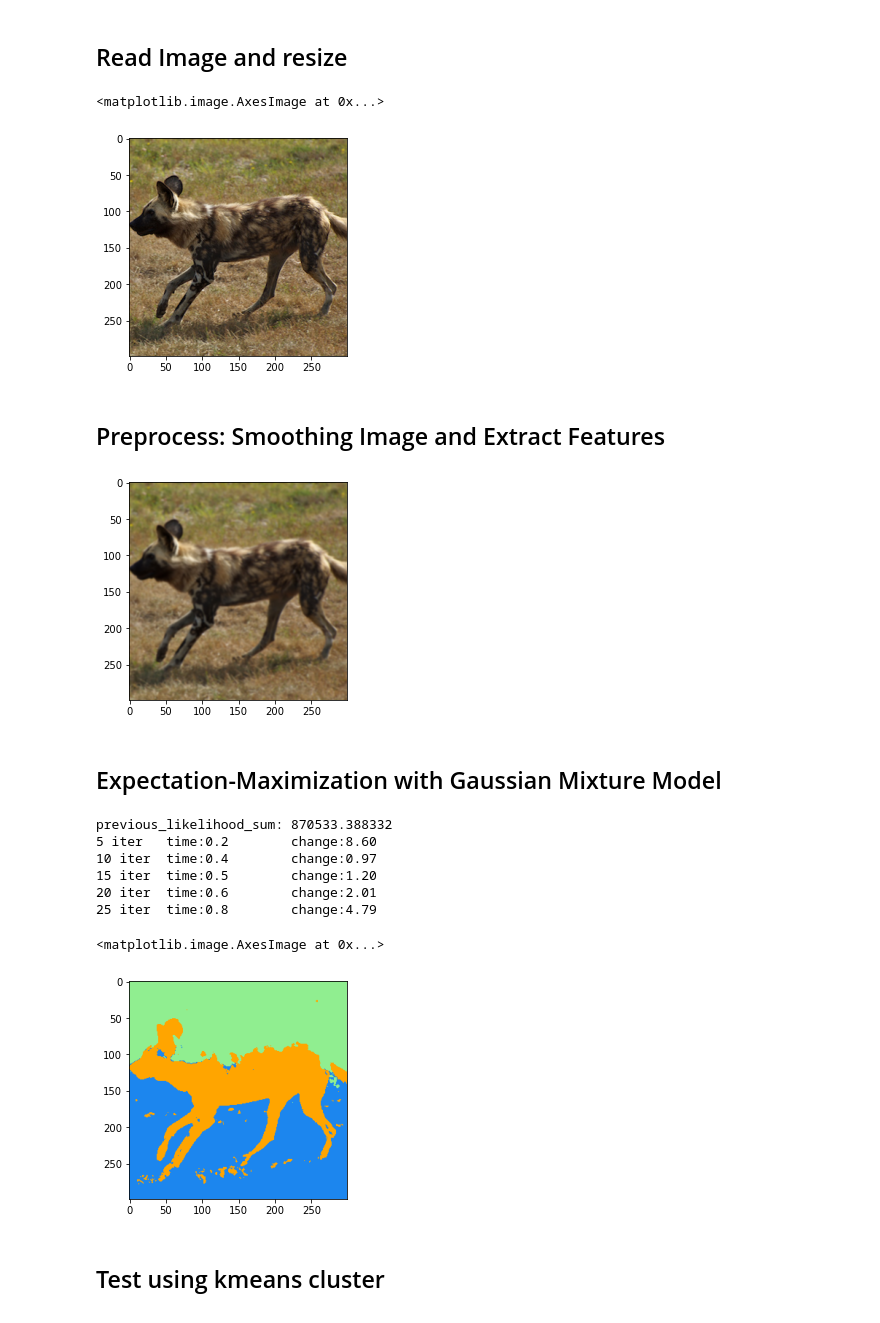
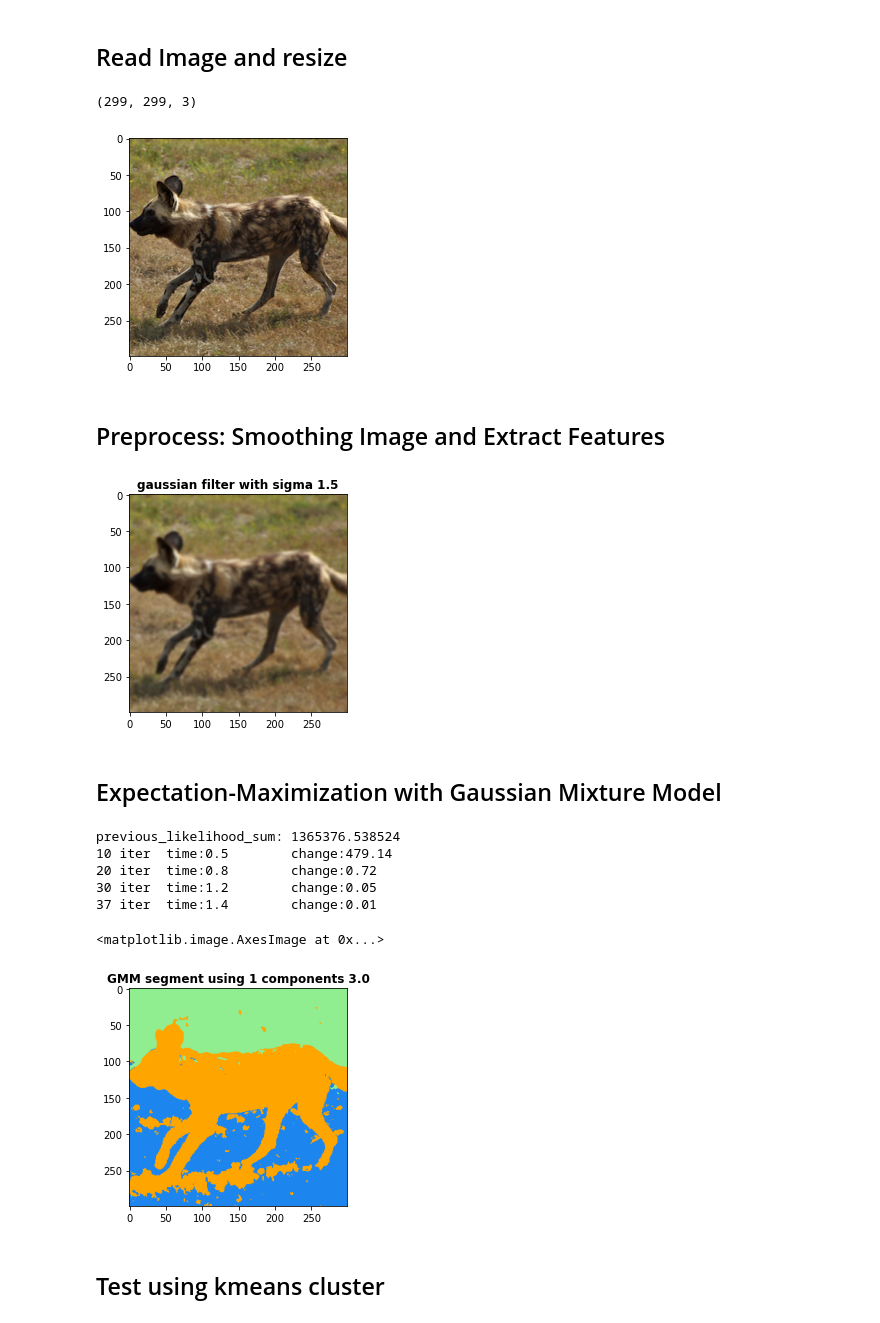
Before and after one commit to Xxxxhx/EM-image-seg, a Jupyter notebook: EM_Segmentation.ipynb, the cells around one changed output. Cells and saved outputs as stored; diff of their text form; code cells hidden in the pictures.

Commit message:
add verbose output. clean redundancy code

```diff
--- a/EM_Segmentation.ipynb
+++ b/EM_Segmentation.ipynb
@@ -29,43 +29,42 @@ if y > 500:
 img = cv2.resize(img, (y, x), interpolation = cv2.INTER_AREA)
 img = cv2.cvtColor(img, cv2.COLOR_BGR2RGB)
 plt.imshow(img)
+img.shape
 # %% [output]
-<matplotlib.image.AxesImage at 0x...>
+(299, 299, 3)
 [figure]
 # %% [markdown]
 ## Preprocess: Smoothing Image and Extract Features
 # %%
-sigma = 1
+sigma = 1.5
 filtered_img = gaussian_filter(img, sigma=(sigma, sigma,0))
+plt.title('gaussian filter with sigma %.1f' %sigma, color='black',fontweight=800)
 plt.imshow(filtered_img)
-lab_img = cv2.cvtColor(filtered_img, cv2.COLOR_RGB2LAB)
 
 # Wenjuan's Part: find the optimal value of weight
 
-feature = norm_and_extract_features(lab_img,rgb_weight=0.6)
+feature = norm_and_extract_features(filtered_img,rgb_weight=0.4, texture_weight=0.2)
 color_label_table = np.array([[255,165,0], [144,238,144], [28,134,238], [255,255,255], [255,0,255]])
 # %% [output]
-[figure, old version]
+[figure, new version]
 # %% [markdown]
 
 ## Expectation-Maximization with Gaussian Mixture Model
 # %%
-# from EM import EM
-# feature = img.reshape(-1,3)
 k = 3
-em = EM(k=k, verbose=True, threshold=0.01)
+em = EM(k=k, verbose=True, max_iter=100, threshold=0.01)
 res = em.fit(feature)
 clustered_img = color_label_table[res].reshape(img.shape)
+plt.title('GMM segment using %d components %.1f' %(sigma, k), color='black',fontweight=800)
 plt.imshow(clustered_img)
 # %% [output]
-previous_likelihood_sum: 870533.388332
-5 iter   time:0.2        change:8.60
-10 iter  time:0.4        change:0.97
-15 iter  time:0.5        change:1.20
-20 iter  time:0.6        change:2.01
-25 iter  time:0.8        change:4.79
+previous_likelihood_sum: 1365376.538524
+10 iter  time:0.5        change:479.14
+20 iter  time:0.8        change:0.72
+30 iter  time:1.2        change:0.05
+37 iter  time:1.4        change:0.01
 <matplotlib.image.AxesImage at 0x...>
-[figure, old version]
+[figure, new version]
 # %% [markdown]
 ## Test using kmeans cluster
 # %%
```
Also changed, not shown: parts of 2 cells of this notebook, 1 other file.
